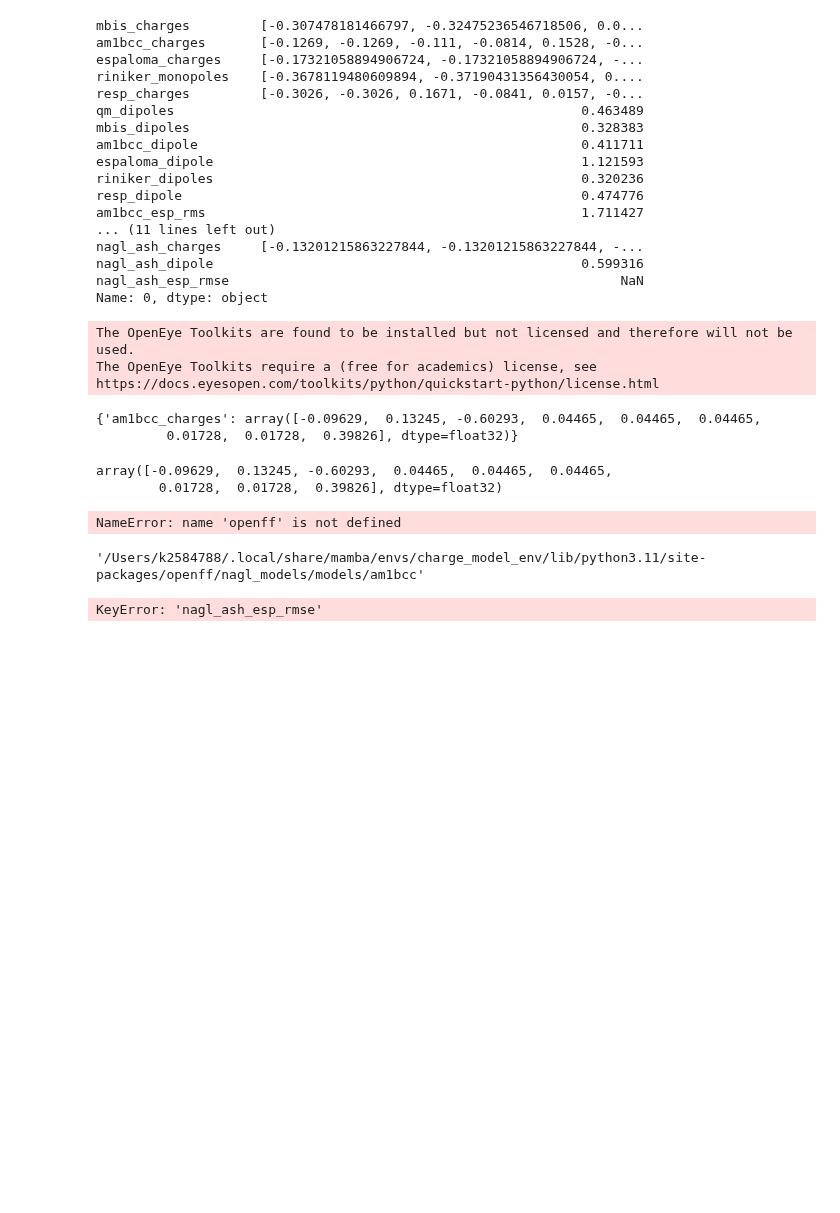
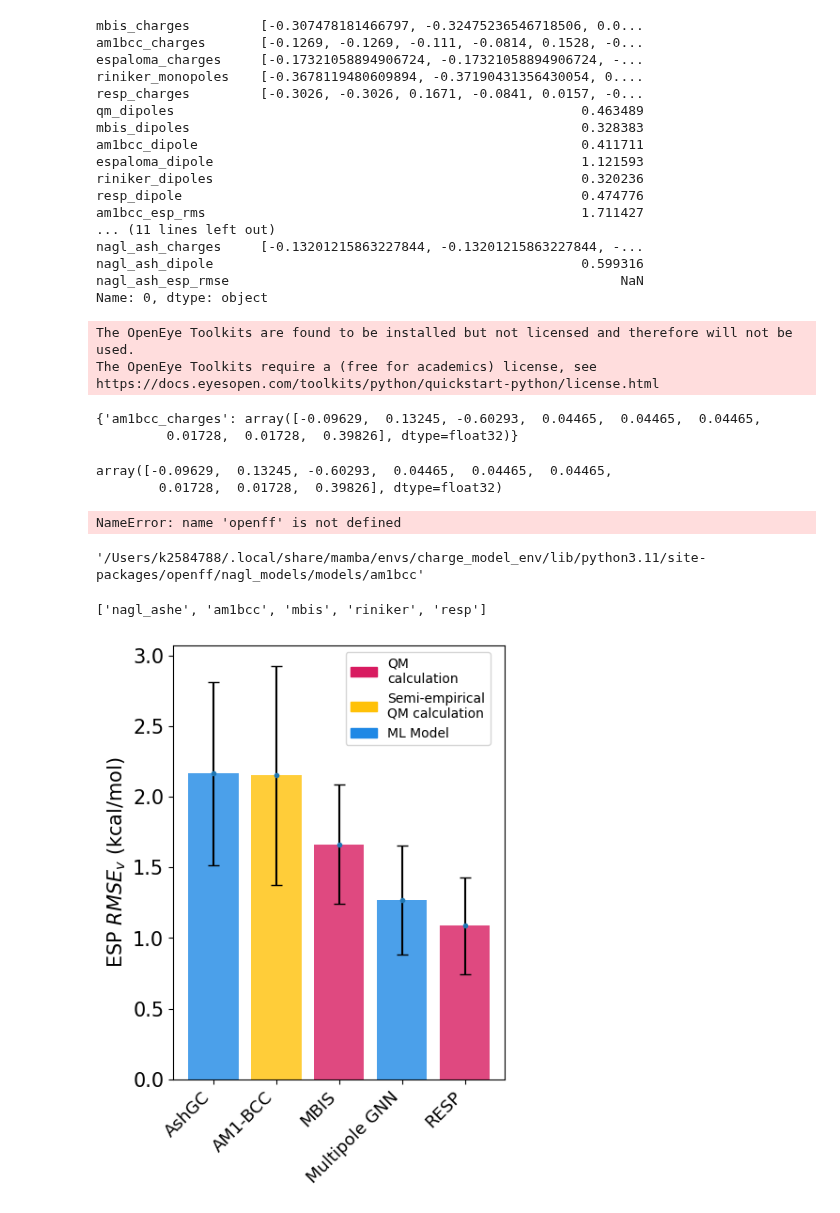
Before and after one commit to bismuthadams1/charge_paper, a Jupyter notebook: comparison_of_charge_models/plot_additional_models.ipynb, the cells around one changed output. Cells and saved outputs as stored; diff of their text form; code cells hidden in the pictures; blank space fills up the shorter version.

```diff
--- a/comparison_of_charge_models/plot_additional_models.ipynb
+++ b/comparison_of_charge_models/plot_additional_models.ipynb
@@ -395,17 +474,29 @@ dir_path = openff.nagl_models.get_nagl_model_dirs_paths()[0]
 '/Users/k2584788/.local/share/mamba/envs/charge_model_env/lib/python3.11/site-packages/openff/nagl_models/models/am1bcc'
 # %%
 # Define the columns to compare
-compare_columns = ['am1bcc_esp_rms', 'espaloma_esp_rms', 'riniker_esp_rms', 'mbis_esp_rms', 'resp_esp_rms','nagl_ash_esp_rmse','elf10_esp_rmse']
+compare_columns = [
+    'am1bcc_esp_rms',
+    # 'espaloma_esp_rms',
+    'riniker_esp_rms',
+    'mbis_esp_rms',
+    'resp_esp_rms',
+    'nagl_ash_esp_rmse',
+    # 'elf10_esp_rmse'
+]
+
+ML_model_color = "#1E88E5"
+QM_color = "#D81B60"
+semi_empirical_color  = "#FFC107"
 
 # Assign colors based on the requirements for each method
 color_map = {
-    'am1bcc_esp_rms': 'green',   # Semi-empirical QM calculation
-    'espaloma_esp_rms': 'blue',  # No QM calculation required
-    'riniker_esp_rms': 'blue',   # No QM calculation required
-    'mbis_esp_rms': 'red',       # QM calculation required
-    'resp_esp_rms': 'red',        # QM calculation required
-    'nagl_ash_esp_rmse' : 'blue',
-    'elf10_esp_rmse':'green',
+    'am1bcc_esp_rms': semi_empirical_color,   # Semi-empirical QM calculation
+    'espaloma_esp_rms': ML_model_color,  # No QM calculation required
+    'riniker_esp_rms': ML_model_color,   # No QM calculation required
+    'mbis_esp_rms': QM_color,       # QM calculation required
+    'resp_esp_rms': QM_color,        # QM calculation required
+    'nagl_ash_esp_rmse' : ML_model_color,
+    # 'elf10_esp_rmse': semi_empirical_color,
 }
 
 # Calculate mean and standard deviation for the columns
@@ -442,39 +533,40 @@ plt.errorbar(
 
 label_mapping = {
     "am1bcc_esp_rms": "AM1-BCC",
     "espaloma_esp_rms": "EspalomaCharge",
     "riniker_esp_rms": "Multipole GNN",
     "mbis_esp_rms": "MBIS",
     "resp_esp_rms": "RESP",
     "nagl_ash_esp_rmse": "AshGC",
-    "elf10_esp_rmse":"ELF10"
+    # "elf10_esp_rmse":"ELF10"
 }
 new_labels = [label_mapping[col] for col in mean_values_df.index]
 
 
 
 # Add labels and formatting
 plt.xticks(ticks=range(len(new_labels)), labels=new_labels,rotation=45, ha='right', fontsize=13)
 plt.ylabel('ESP $RMSE_{v}$ (kcal/mol)', fontsize=15)
 # plt.xlabel('Methods', fontsize=15)
 # plt.title('Comparison of ESP RMSE Values Across Methods', fontsize=14)
 
 # Add a legend for context
-red_patch = mpatches.Patch(color='red',
-    label='Requires QM\ncalculation')
-green_patch = mpatches.Patch(color='green',
-    label='Requires semi-empirical\nQM calculation')
-blue_patch = mpatches.Patch(color='blue',
-    label='No QM calculation\nrequired')
+red_patch = mpatches.Patch(color=QM_color,
+    label='QM\ncalculation')
+green_patch = mpatches.Patch(color=semi_empirical_color,
+    label='Semi-empirical\nQM calculation')
+blue_patch = mpatches.Patch(color=ML_model_color,
+    label='ML Model')
 
 plt.legend(
     handles=[red_patch, green_patch, blue_patch],
-    bbox_to_anchor=(0.34, 1),
+    bbox_to_anchor=(0.5, 1),
     loc='upper left',
     fontsize=10
 )
 # Save the figure or display it
 plt.savefig('esp_comparison.png', dpi=800, bbox_inches='tight')
 plt.show()
 # %% [output]
-KeyError: 'nagl_ash_esp_rmse'
+['nagl_ashe', 'am1bcc', 'mbis', 'riniker', 'resp']
+[figure, added]
```
Also changed, not shown: parts of 4 cells of this notebook, 1 other file.
